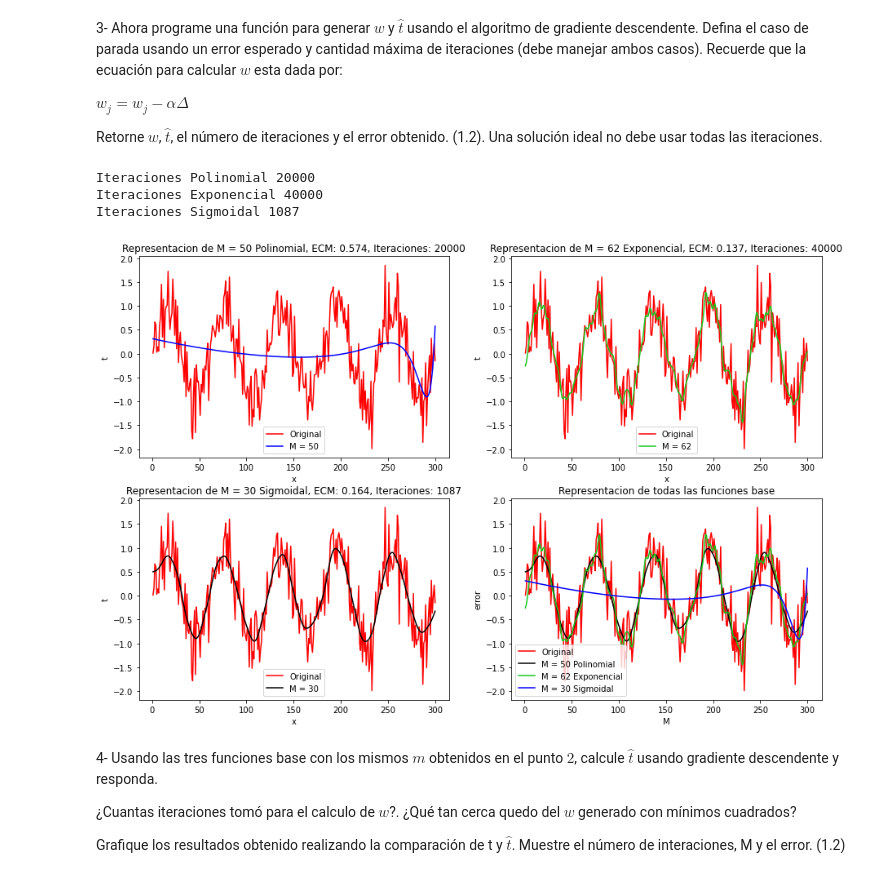
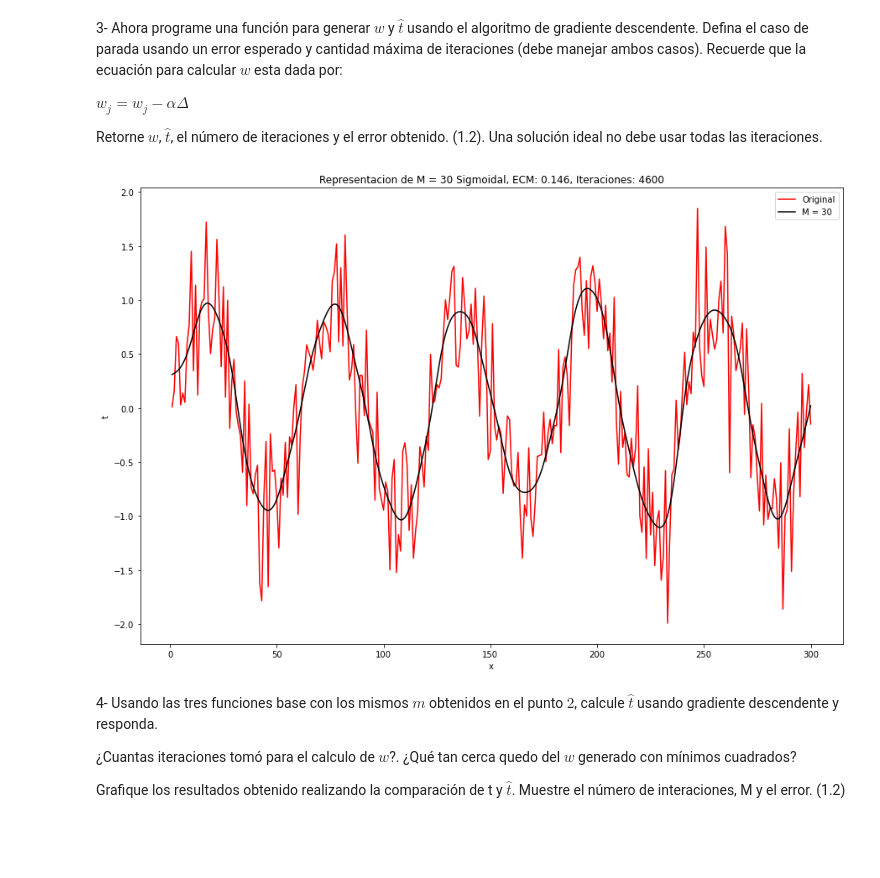
Before and after one commit to BrayanTabares/InteligenciaArtificial, a Jupyter notebook: Taller3-Gradiente descendente.ipynb, the cells around one changed output. Cells and saved outputs as stored; diff of their text form; code cells hidden in the pictures; blank space fills up the shorter version.

```diff
--- a/Taller3-Gradiente descendente.ipynb
+++ b/Taller3-Gradiente descendente.ipynb
@@ -188,66 +166,76 @@ plt.ion()
 phiPoli = generarPhi(x, m1, 'p')
 phiExpo = generarPhi(x, m2, 'e')
 phiSigmo = generarPhi(x, m3, 's')
 
 #Generar las w Iniciales
 w1=generarInicioW(True,m1,1)
 w2=generarInicioW(True,m2,1)
 w3=generarInicioW(True,m3,1)
 
-canPoli,wPoli = calcularWGradiente(w1,m1,phiPoli,0.1,0.1,20000)
-canExpo,wExpo = calcularWGradiente(w2,m2,phiExpo,0.1,0.1,40000)
-canSigmo,wSigmo = calcularWGradiente(w3,m3,phiSigmo,0.164,0.1,20000)
+canPoli,wPoli = calcularWGradiente(w1,m1,phiPoli,errorPoli+0.000,0.1,500)
+canExpo,wExpo = calcularWGradiente(w2,m2,phiExpo,errorExpo+0.000,0.2,500)
+canSigmo,wSigmo = calcularWGradiente(w3,m3,phiSigmo,errorSigmo+0.000,0.1,200000)
 
 tpPoli=phiPoli@wPoli
 tpExpo=phiExpo@wExpo
 tpSigmo=phiSigmo@wSigmo
 
 
 t0=np.arange(1,len(t)+1,1)
 t1=t0.reshape(len(t0),1)
 
-plt.subplots(2,2,figsize=(15,10))
+#Visualizar gráfica
 
+plt.subplots(1,1,figsize=(15,10))
 
-plt.subplot(2,2,1)
-plt.plot(t1,t,'r',t1,tpPoli,'b')
-plt.legend(['Original',names[0]])
-plt.xlabel("x")
-plt.ylabel("t")
-plt.title("Representacion de "+names[0]+" Polinomial, ECM: "+"{:.3f}".format(errorCuadraticoMedio(phiPoli,wPoli))
-          +", Iteraciones: "+str(canPoli))
-
-plt.subplot(2,2,2)
-plt.plot(t1,t,'r',t1,tpExpo,'#17C620')
-plt.legend(['Original',names[1]])
-plt.xlabel("x")
-plt.ylabel("t")
-plt.title("Representacion de "+names[1]+" Exponencial, ECM: "+"{:.3f}".format(errorCuadraticoMedio(phiExpo,wExpo))
-          +", Iteraciones: "+str(canExpo))
-
-
-plt.subplot(2,2,3)
+plt.subplot(1,1,1)
 plt.plot(t1,t,'r',t1,tpSigmo,'k')
 plt.legend(['Original',names[2]])
 plt.xlabel("x")
 plt.ylabel("t")
 plt.title("Representacion de "+names[2]+" Sigmoidal, ECM: "+"{:.3f}".format(errorCuadraticoMedio(phiSigmo,wSigmo))
           +", Iteraciones: "+str(canSigmo))
 
+plt.show()
 
-plt.subplot(2,2,4)
-plt.plot(t1,t,'r',t1,tpSigmo,'k',t1,tpExpo,'#17C620',t1,tpPoli,'b')
-plt.legend(['Original',names[0]+" Polinomial",names[1]+" Exponencial",names[2]+" Sigmoidal"])
-plt.xlabel("M")
-plt.ylabel("error")
-plt.title("Representacion de todas las funciones base")
+# plt.subplots(2,2,figsize=(15,10))
 
-plt.show()
+# plt.subplot(2,2,1)
+# plt.plot(t1,t,'r',t1,tpPoli,'b')
+# plt.legend(['Original',names[0]])
+# plt.xlabel("x")
+# plt.ylabel("t")
+# plt.title("Representacion de "+names[0]+" Polinomial, ECM: "+"{:.3f}".format(errorCuadraticoMedio(phiPoli,wPoli))
+#           +", Iteraciones: "+str(canPoli))
+
+# plt.subplot(2,2,2)
+# plt.plot(t1,t,'r',t1,tpExpo,'#17C620')
+# plt.legend(['Original',names[1]])
+# plt.xlabel("x")
+# plt.ylabel("t")
+# plt.title("Representacion de "+names[1]+" Exponencial, ECM: "+"{:.3f}".format(errorCuadraticoMedio(phiExpo,wExpo))
+#           +", Iteraciones: "+str(canExpo))
+
+
+# plt.subplot(2,2,3)
+# plt.plot(t1,t,'r',t1,tpSigmo,'k')
+# plt.legend(['Original',names[2]])
+# plt.xlabel("x")
+# plt.ylabel("t")
+# plt.title("Representacion de "+names[2]+" Sigmoidal, ECM: "+"{:.3f}".format(errorCuadraticoMedio(phiSigmo,wSigmo))
+#           +", Iteraciones: "+str(canSigmo))
+
+
+# plt.subplot(2,2,4)
+# plt.plot(t1,t,'r',t1,tpSigmo,'k',t1,tpExpo,'#17C620',t1,tpPoli,'b')
+# plt.legend(['Original',names[0]+" Polinomial",names[1]+" Exponencial",names[2]+" Sigmoidal"])
+# plt.xlabel("M")
+# plt.ylabel("error")
+# plt.title("Representacion de todas las funciones base")
+
+# plt.show()
 # %% [output]
-Iteraciones Polinomial 20000
-Iteraciones Exponencial 40000
-Iteraciones Sigmoidal 1087
-[figure, old version]
+[figure, new version]
 # %% [markdown]
 4- Usando las tres funciones base con los mismos $m$ obtenidos en el punto $2$, calcule $\hat{t}$ usando gradiente descendente y responda.
 
```
Also changed, not shown: parts of 2 cells of this notebook.
